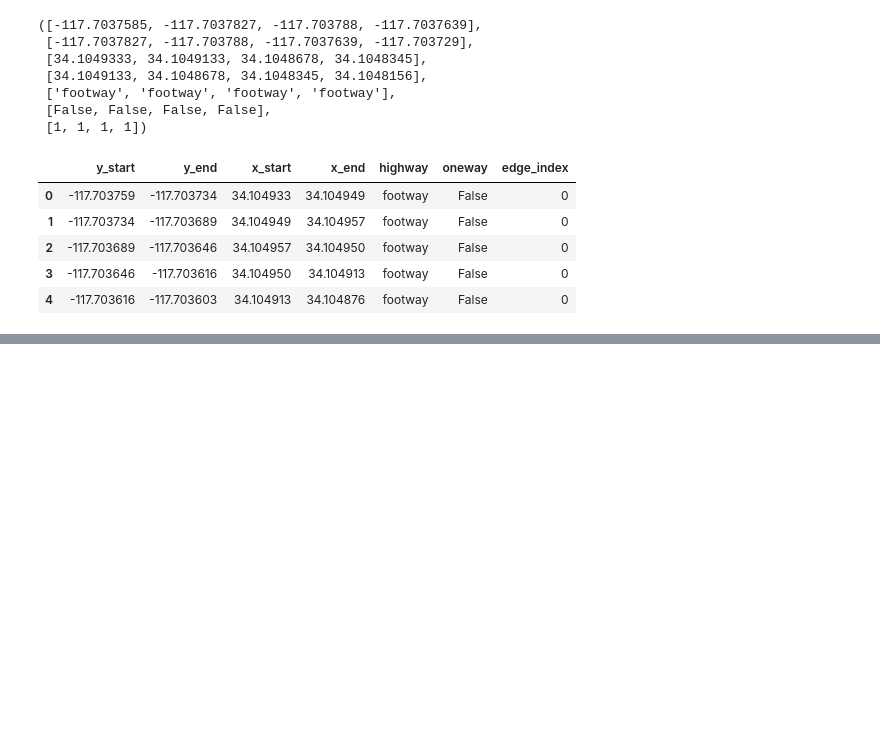
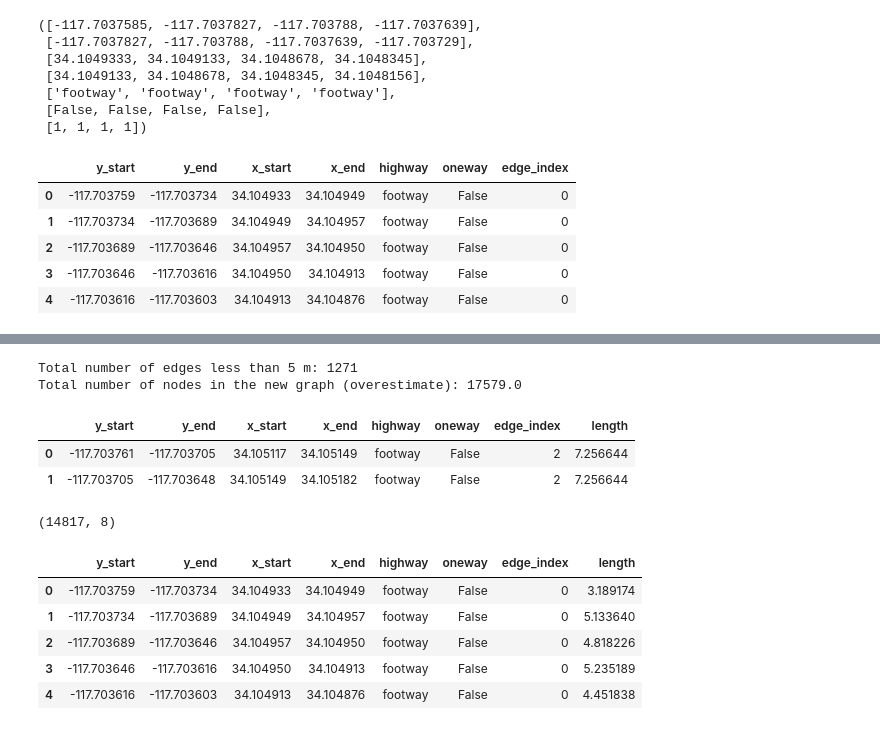
Before and after one commit to zihaoxu/accessibility_path_finding, a Jupyter notebook: 2-build/01-build-clean-edge.ipynb, the cells around one changed output, grey strips where cells are left out. Cells and saved outputs as stored; diff of their text form; code cells hidden in the pictures; blank space fills up the shorter version.

```diff
--- a/2-build/01-build-clean-edge.ipynb
+++ b/2-build/01-build-clean-edge.ipynb
@@ -58,0 +78,29 @@ clean_edge.head()
+# %%
+seg_length = 5
+print("Total number of edges less than", str(seg_length), "m:", sum([l<seg_length for l in clean_edge['length']]))
+print("Total number of nodes in the new graph (overestimate):", sum([l//seg_length+1 for l in clean_edge['length']]))
+# %% [output]
+Total number of edges less than 5 m: 1271
+Total number of nodes in the new graph (overestimate): 17579.0
+# %%
+break_up_edges_to_nodes(clean_edge, 14, seg_length)
+# %% [output]
+|  | y_start | y_end | x_start | x_end | highway | oneway | edge_index | length |
+| 0 | -117.703761 | -117.703705 | 34.105117 | 34.105149 | footway | False | 2 | 7.256644 |
+| 1 | -117.703705 | -117.703648 | 34.105149 | 34.105182 | footway | False | 2 | 7.256644 |
+# %%
+for idx in clean_edge.index:
+    if idx == 0:
+        output = break_up_edges_to_nodes(clean_edge, idx, seg_length)
+    else:
+        output = pd.concat([output, break_up_edges_to_nodes(clean_edge, idx, seg_length)])
+print(output.shape)
+output.head()
+# %% [output]
+(14817, 8)
+|  | y_start | y_end | x_start | x_end | highway | oneway | edge_index | length |
+| 0 | -117.703759 | -117.703734 | 34.104933 | 34.104949 | footway | False | 0 | 3.189174 |
+| 1 | -117.703734 | -117.703689 | 34.104949 | 34.104957 | footway | False | 0 | 5.133640 |
+| 2 | -117.703689 | -117.703646 | 34.104957 | 34.104950 | footway | False | 0 | 4.818226 |
+| 3 | -117.703646 | -117.703616 | 34.104950 | 34.104913 | footway | False | 0 | 5.235189 |
+| 4 | -117.703616 | -117.703603 | 34.104913 | 34.104876 | footway | False | 0 | 4.451838 |
```
Also changed, not shown: parts of 6 cells of this notebook, 4 other files.
